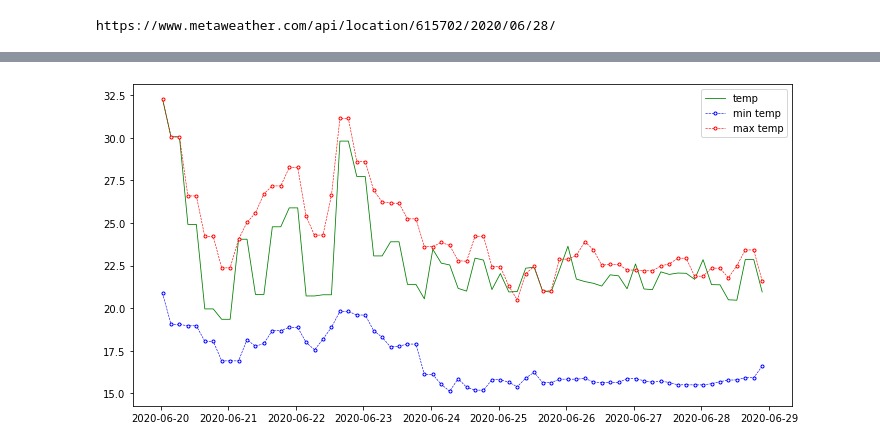
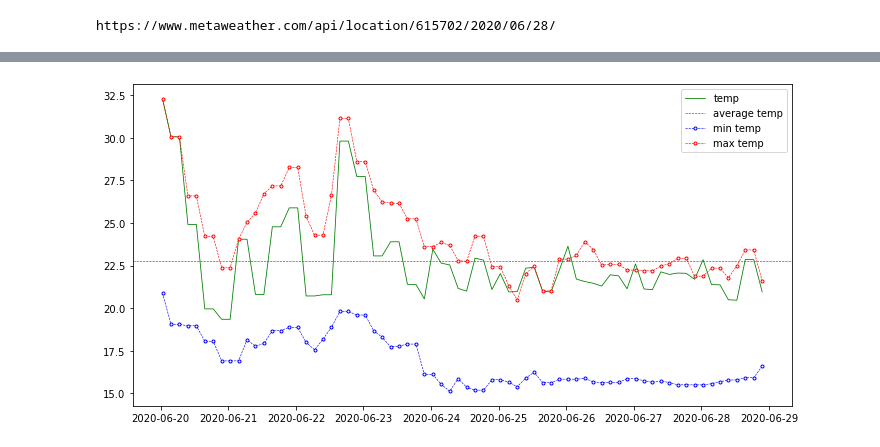
Before and after one commit to Pro100v/SkillBox-DataScience, a Jupyter notebook: JSON/18_json_hw.ipynb, the cells around one changed output, grey strips where cells are left out. Cells and saved outputs as stored; diff of their text form; code cells hidden in the pictures.

```diff
--- a/JSON/18_json_hw.ipynb
+++ b/JSON/18_json_hw.ipynb
@@ -100,10 +100,13 @@ df.describe()
 # %%
 fig = plt.figure(figsize=(10,5))
 plt.plot(df['created'].values, df['the_temp'].values, 'g-', linewidth=.8, label='temp')
+plt.axhline(y=df['the_temp'].mean(), color='g', linestyle='--', linewidth=.6, label='average temp',)
+
 plt.plot(df['created'].values, df['min_temp'].values, 'bo--', label='min temp', linewidth=.6, markersize=3, mfc='w')
 plt.plot(df['created'].values, df['max_temp'].values, 'ro--', label='max temp', linewidth=.6, markersize=3, mfc='w')
+
 plt.legend()
 plt.tight_layout()
 plt.show()
 # %% [output]
-[figure, old version]
+[figure, new version]
```
Also changed, not shown: parts of 13 cells of this notebook, 1 other file.
